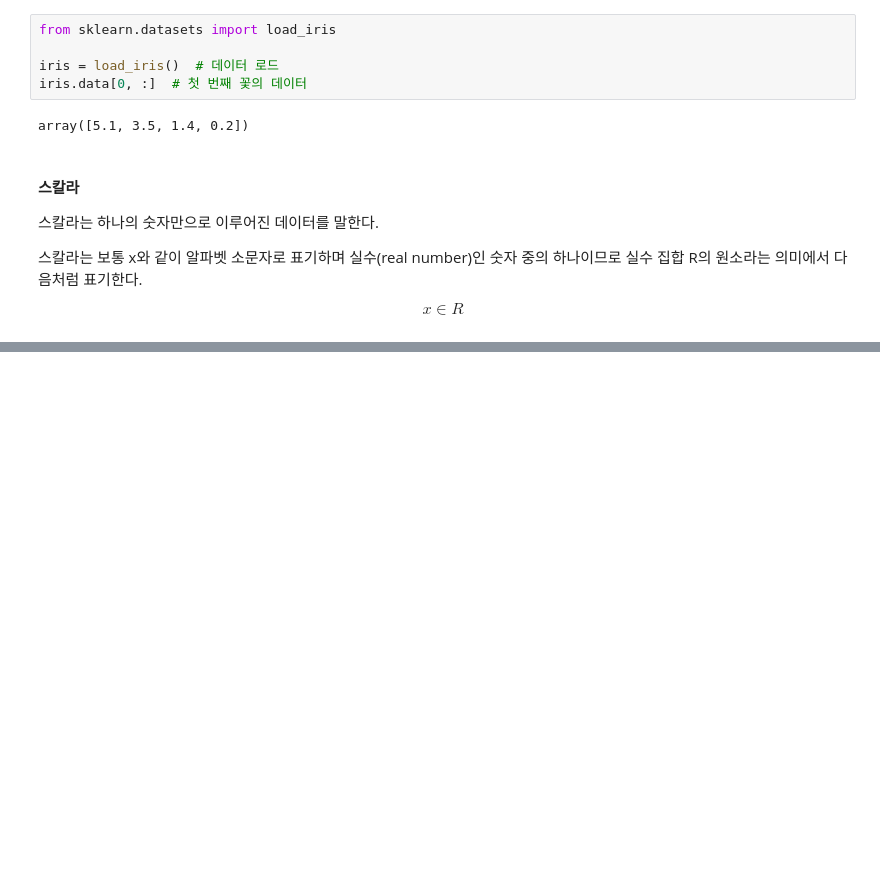
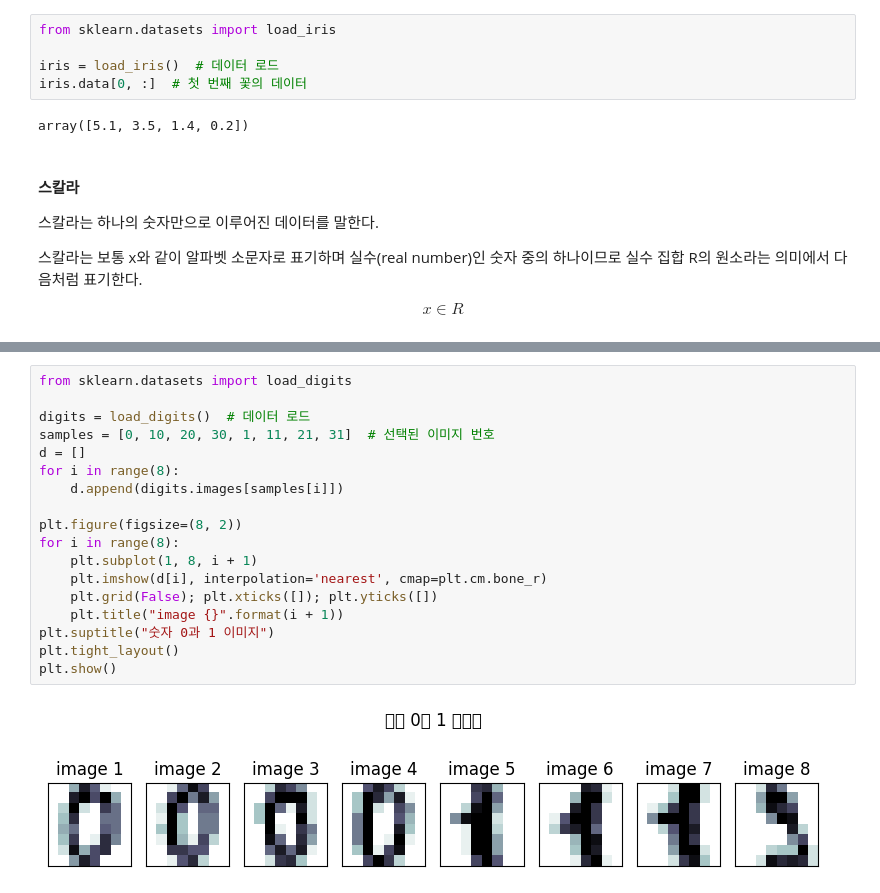
Before and after one commit to Jyundev/mathematics, a Jupyter notebook: linear algebra/linear_algebra.ipynb, the cells around one changed output, grey strips where cells are left out. Cells and saved outputs as stored; diff of their text form; blank space fills up the shorter version.

```diff
--- a/linear algebra/linear_algebra.ipynb
+++ b/linear algebra/linear_algebra.ipynb
@@ -39,0 +120,20 @@ $$ x=⎡⎢⎢⎢x1x2x3x4⎤⎦⎥⎥⎥ $$
+# %%
+from sklearn.datasets import load_digits
+
+digits = load_digits()  # 데이터 로드
+samples = [0, 10, 20, 30, 1, 11, 21, 31]  # 선택된 이미지 번호
+d = []
+for i in range(8):
+    d.append(digits.images[samples[i]])
+
+plt.figure(figsize=(8, 2))
+for i in range(8):
+    plt.subplot(1, 8, i + 1)
+    plt.imshow(d[i], interpolation='nearest', cmap=plt.cm.bone_r)
+    plt.grid(False); plt.xticks([]); plt.yticks([])
+    plt.title("image {}".format(i + 1))
+plt.suptitle("숫자 0과 1 이미지")
+plt.tight_layout()
+plt.show()
+# %% [output]
+[figure, added]
```
Also changed, not shown: parts of 21 cells of this notebook.
